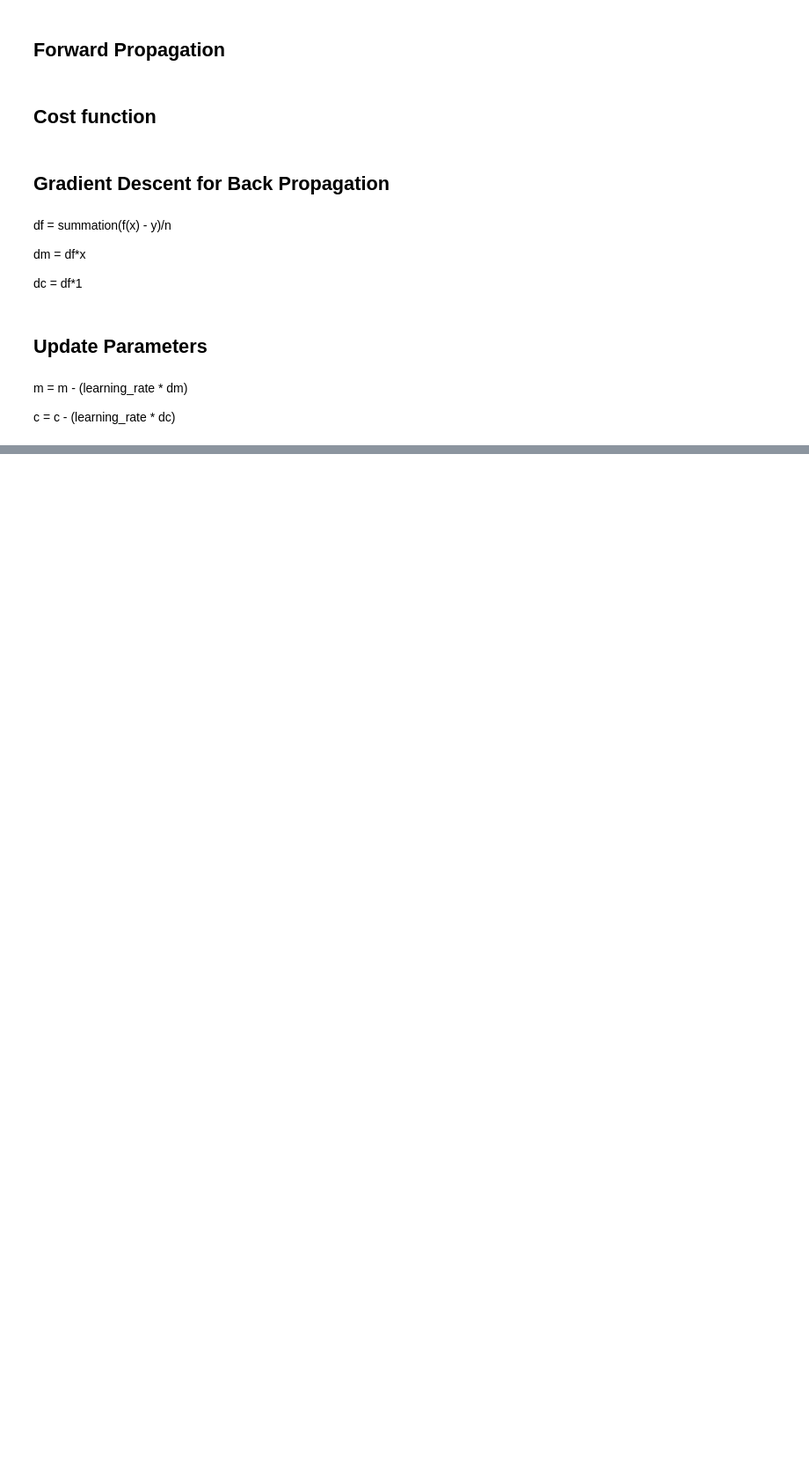
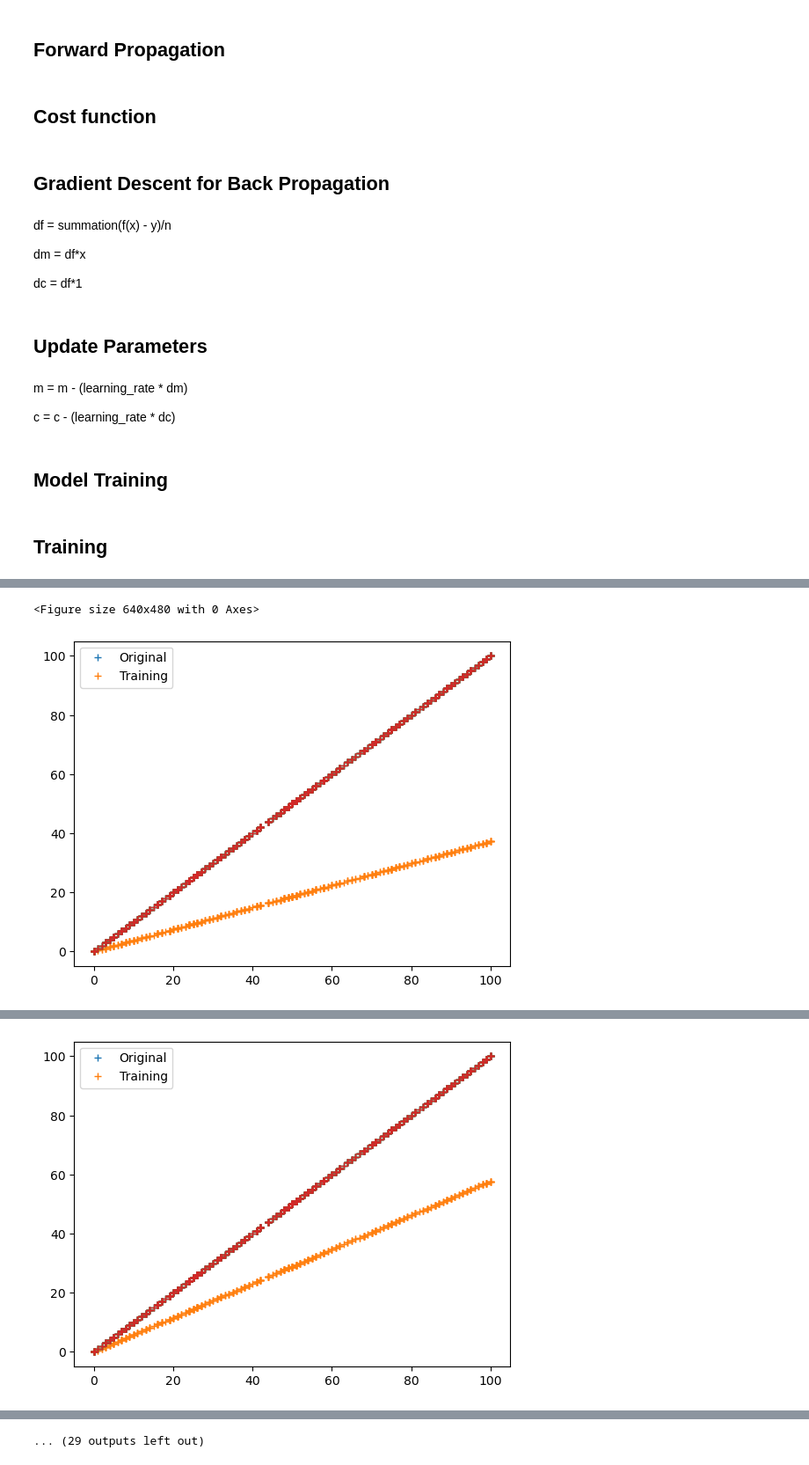
Before and after one commit to ArpitTripathi945/ML_Models_Scratch, a Jupyter notebook: linear_regression.ipynb, the cells around one changed output, grey strips where cells are left out. Shown at 88% size. Saved outputs shown, nothing was run; the diff lists cells and outputs as text; code cells hidden in the pictures; blank space fills up the shorter version.

Commit message:
Model Training

```diff
--- a/linear_regression.ipynb
+++ b/linear_regression.ipynb
@@ -110,3 +111,5 @@ def update_parameters(parameters, derivatives, learning_rate):
     parameters["c"] = parameters["c"] - learning_rate * derivatives['dc']
 
     return parameters
+# %% [markdown]
+## Model Training
@@ -112,0 +160,5 @@ def update_parameters(parameters, derivatives, learning_rate):
+# %% [markdown]
+## Training
+# %%
+parameters, loss = train(train_input, train_output, 0.0001, 20)
+# %% [output]
@@ -112,0 +166,2 @@ def update_parameters(parameters, derivatives, learning_rate):
+<Figure size 640x480 with 0 Axes>
+[figure, added]
@@ -112,0 +169 @@ def update_parameters(parameters, derivatives, learning_rate):
+[figure, added]
@@ -112,0 +177 @@ def update_parameters(parameters, derivatives, learning_rate):
+... (29 outputs left out)
```
Also changed, not shown: parts of 3 cells of this notebook.
